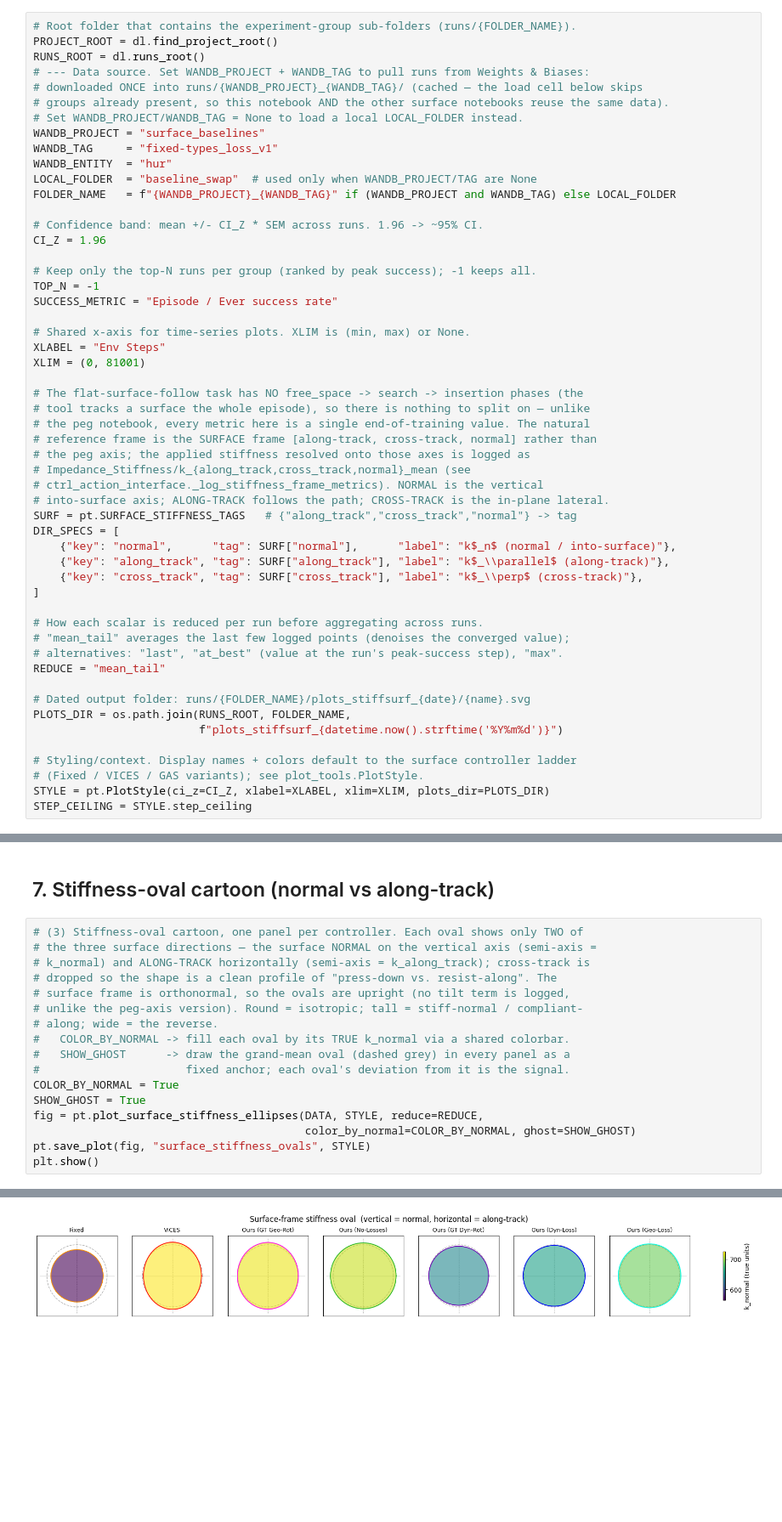
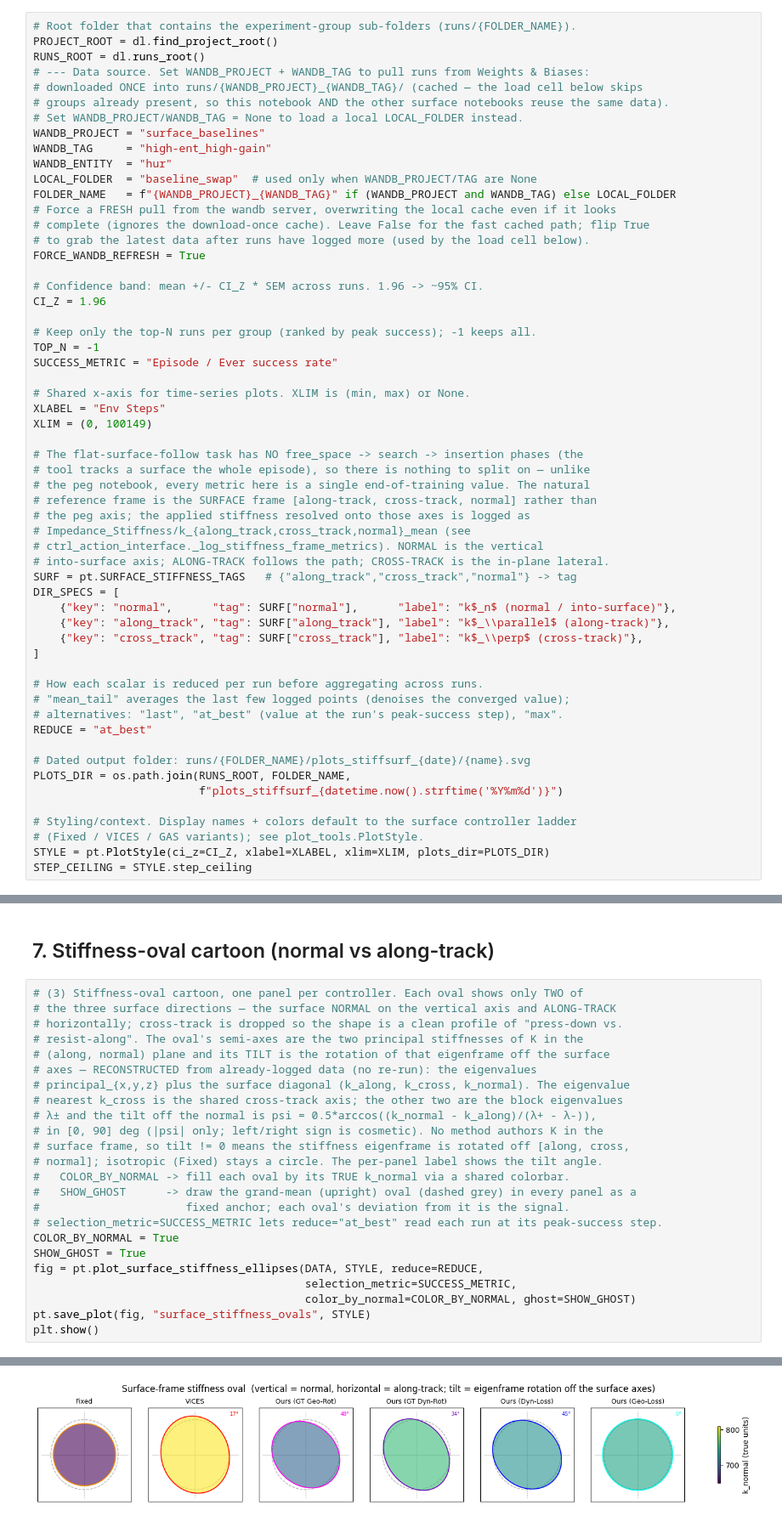
Before and after one commit to RoboNuke/generalized_hybrid_vic_action_space, a Jupyter notebook: data_analysis/stiff_surface_analysis.ipynb, the cells around one changed output, grey strips where cells are left out. Shown at 85% size. Saved outputs shown, nothing was run; the diff lists cells and outputs as text; blank space fills up the shorter version.

```diff
--- a/data_analysis/stiff_surface_analysis.ipynb
+++ b/data_analysis/stiff_surface_analysis.ipynb
@@ -80,10 +80,14 @@ RUNS_ROOT = dl.runs_root()
 # groups already present, so this notebook AND the other surface notebooks reuse the same data).
 # Set WANDB_PROJECT/WANDB_TAG = None to load a local LOCAL_FOLDER instead.
 WANDB_PROJECT = "surface_baselines"
-WANDB_TAG     = "fixed-types_loss_v1"
+WANDB_TAG     = "high-ent_high-gain"
 WANDB_ENTITY  = "hur"
 LOCAL_FOLDER  = "baseline_swap"  # used only when WANDB_PROJECT/TAG are None
 FOLDER_NAME   = f"{WANDB_PROJECT}_{WANDB_TAG}" if (WANDB_PROJECT and WANDB_TAG) else LOCAL_FOLDER
+# Force a FRESH pull from the wandb server, overwriting the local cache even if it looks
+# complete (ignores the download-once cache). Leave False for the fast cached path; flip True
+# to grab the latest data after runs have logged more (used by the load cell below).
+FORCE_WANDB_REFRESH = True
 
 # Confidence band: mean +/- CI_Z * SEM across runs. 1.96 -> ~95% CI.
 CI_Z = 1.96
@@ -94,7 +98,7 @@ SUCCESS_METRIC = "Episode / Ever success rate"
 
 # Shared x-axis for time-series plots. XLIM is (min, max) or None.
 XLABEL = "Env Steps"
-XLIM = (0, 81001)
+XLIM = (0, 100149)
 
 # The flat-surface-follow task has NO free_space -> search -> insertion phases (the
 # tool tracks a surface the whole episode), so there is nothing to split on — unlike
@@ -114,7 +118,7 @@ DIR_SPECS = [
 # How each scalar is reduced per run before aggregating across runs.
 # "mean_tail" averages the last few logged points (denoises the converged value);
 # alternatives: "last", "at_best" (value at the run's peak-success step), "max".
-REDUCE = "mean_tail"
+REDUCE = "at_best"
 
 # Dated output folder: runs/{FOLDER_NAME}/plots_stiffsurf_{date}/{name}.svg
 PLOTS_DIR = os.path.join(RUNS_ROOT, FOLDER_NAME,
@@ -232,18 +218,25 @@ saved /home/hunter/generalized_hybrid_vic_action_space/runs/surface_baselines_fi
 ## 7. Stiffness-oval cartoon (normal vs along-track)
 # %%
 # (3) Stiffness-oval cartoon, one panel per controller. Each oval shows only TWO of
-# the three surface directions — the surface NORMAL on the vertical axis (semi-axis =
-# k_normal) and ALONG-TRACK horizontally (semi-axis = k_along_track); cross-track is
-# dropped so the shape is a clean profile of "press-down vs. resist-along". The
-# surface frame is orthonormal, so the ovals are upright (no tilt term is logged,
-# unlike the peg-axis version). Round = isotropic; tall = stiff-normal / compliant-
-# along; wide = the reverse.
+# the three surface directions — the surface NORMAL on the vertical axis and ALONG-TRACK
+# horizontally; cross-track is dropped so the shape is a clean profile of "press-down vs.
+# resist-along". The oval's semi-axes are the two principal stiffnesses of K in the
+# (along, normal) plane and its TILT is the rotation of that eigenframe off the surface
+# axes — RECONSTRUCTED from already-logged data (no re-run): the eigenvalues
+# principal_{x,y,z} plus the surface diagonal (k_along, k_cross, k_normal). The eigenvalue
+# nearest k_cross is the shared cross-track axis; the other two are the block eigenvalues
+# λ± and the tilt off the normal is psi = 0.5*arccos((k_normal - k_along)/(λ+ - λ-)),
+# in [0, 90] deg (|psi| only; left/right sign is cosmetic). No method authors K in the
+# surface frame, so tilt != 0 means the stiffness eigenframe is rotated off [along, cross,
+# normal]; isotropic (Fixed) stays a circle. The per-panel label shows the tilt angle.
 #   COLOR_BY_NORMAL -> fill each oval by its TRUE k_normal via a shared colorbar.
-#   SHOW_GHOST      -> draw the grand-mean oval (dashed grey) in every panel as a
+#   SHOW_GHOST      -> draw the grand-mean (upright) oval (dashed grey) in every panel as a
 #                      fixed anchor; each oval's deviation from it is the signal.
+# selection_metric=SUCCESS_METRIC lets reduce="at_best" read each run at its peak-success step.
 COLOR_BY_NORMAL = True
 SHOW_GHOST = True
 fig = pt.plot_surface_stiffness_ellipses(DATA, STYLE, reduce=REDUCE,
+                                         selection_metric=SUCCESS_METRIC,
                                          color_by_normal=COLOR_BY_NORMAL, ghost=SHOW_GHOST)
 pt.save_plot(fig, "surface_stiffness_ovals", STYLE)
 plt.show()
@@ -252,4 +245,4 @@ saved /home/hunter/generalized_hybrid_vic_action_space/runs/surface_baselines_fi
-[figure, old version]
+[figure, new version]
 # %%
 # (3a) Same ovals, range-stretched scale so small differences pop. Instead of
 # dividing both semi-axes by the global MAX (which leaves every oval near full height
```
Also changed, not shown: parts of 9 cells of this notebook, 6 other files.
